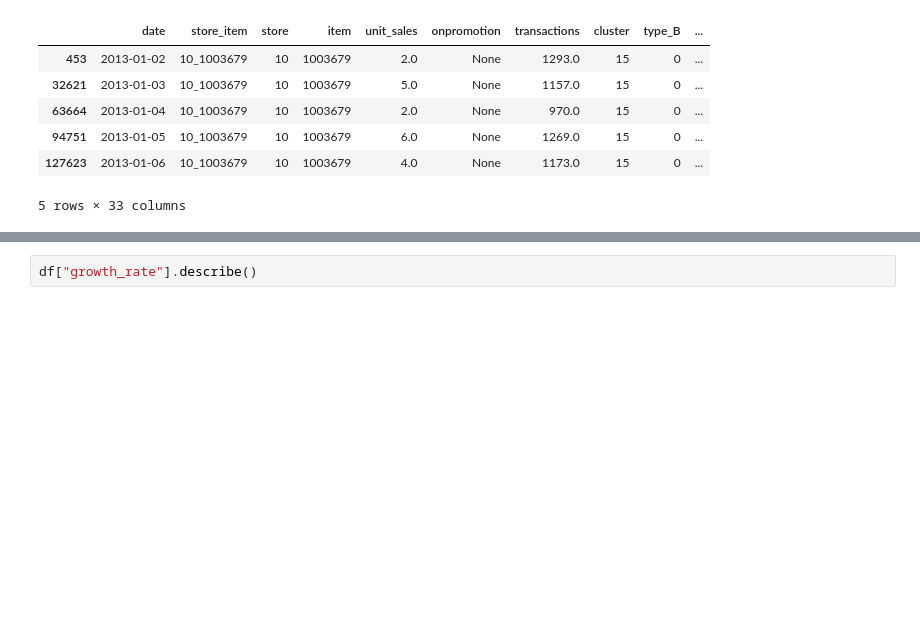
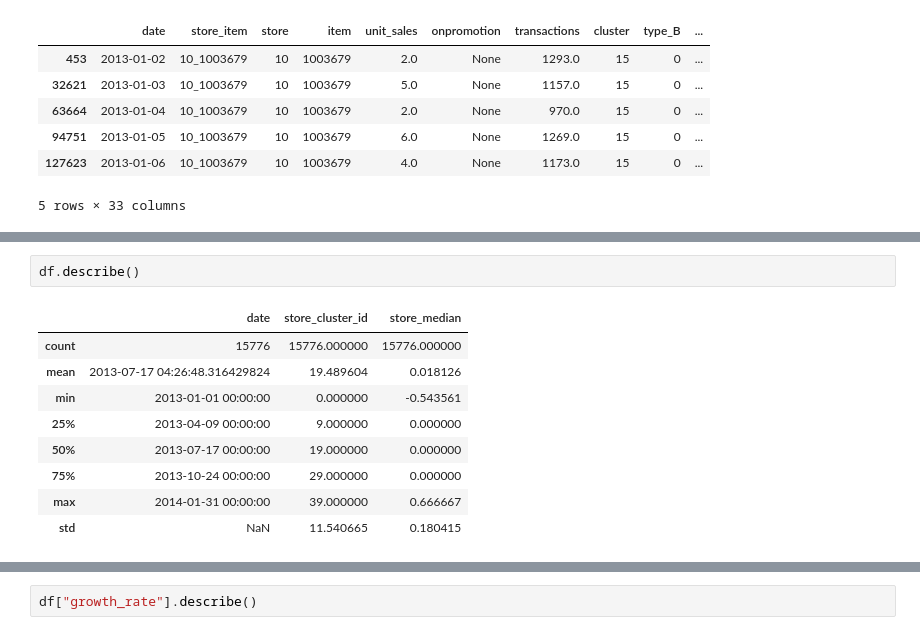
Before and after one commit to ygrepo/kaggle_favorita_grocery_sales_forecasting, a Jupyter notebook: notebook/load_data.ipynb, the cells around one changed output, grey strips where cells are left out. Saved outputs shown, nothing was run; the diff lists cells and outputs as text; blank space fills up the shorter version.

```diff
--- a/notebook/load_data.ipynb
+++ b/notebook/load_data.ipynb
@@ -178,0 +202,12 @@ df.head()
+# %%
+df.describe()
+# %% [output]
+|  | date | store_cluster_id | store_median |
+| count | 15776 | 15776.000000 | 15776.000000 |
+| mean | 2013-07-17 04:26:48.316429824 | 19.489604 | 0.018126 |
+| min | 2013-01-01 00:00:00 | 0.000000 | -0.543561 |
+| 25% | 2013-04-09 00:00:00 | 9.000000 | 0.000000 |
+| 50% | 2013-07-17 00:00:00 | 19.000000 | 0.000000 |
+| 75% | 2013-10-24 00:00:00 | 29.000000 | 0.000000 |
+| max | 2014-01-31 00:00:00 | 39.000000 | 0.666667 |
+| std | NaN | 11.540665 | 0.180415 |
```
Also changed, not shown: parts of 6 cells of this notebook, 1 other file.
